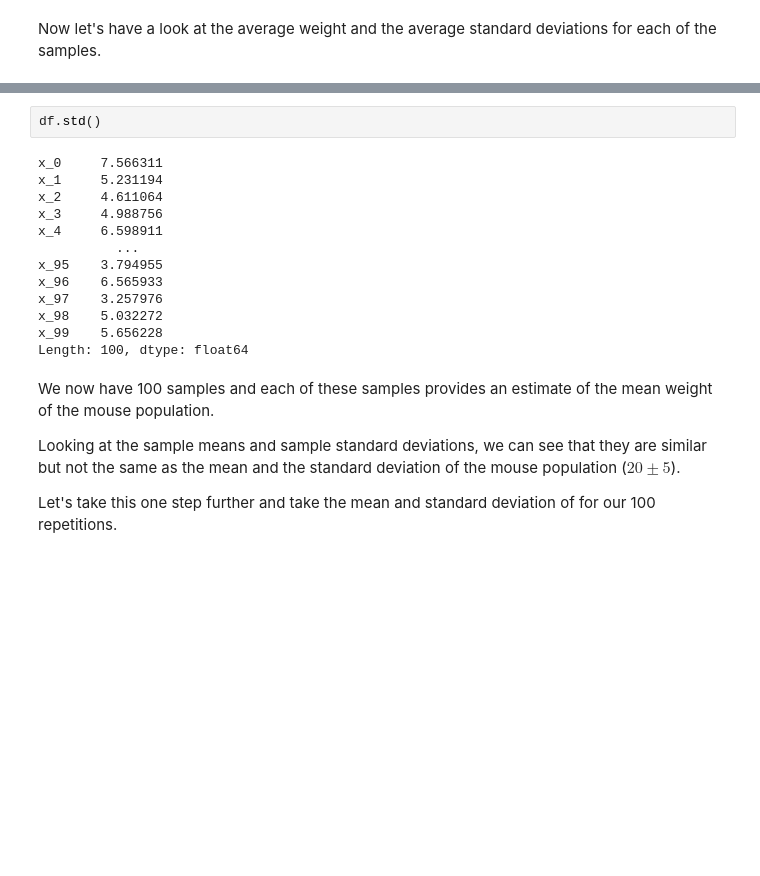
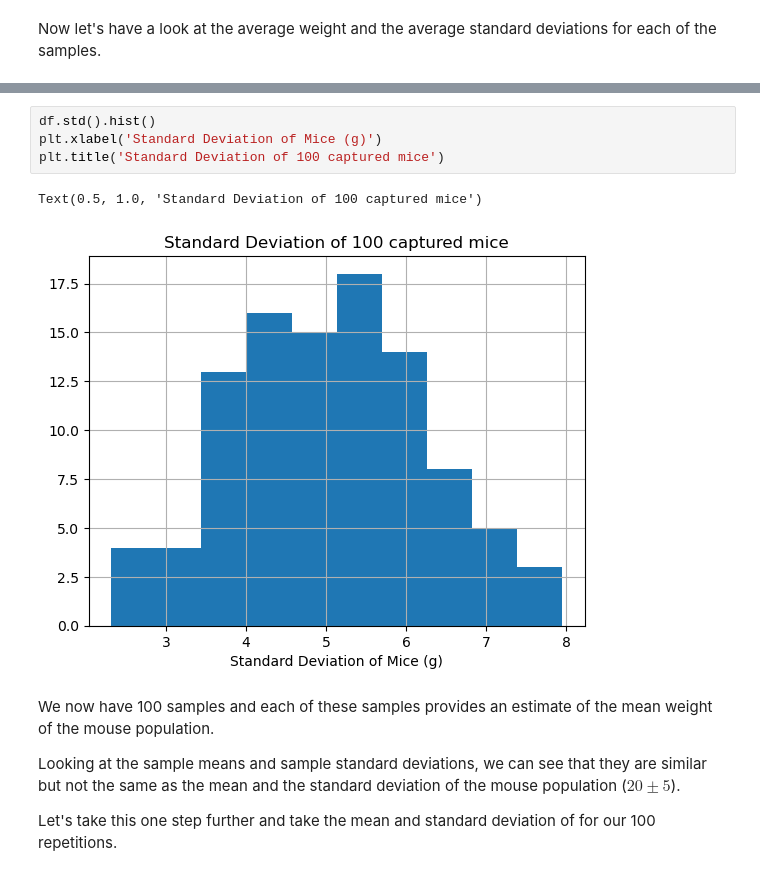
Before and after one commit to TobGerken/ISAT300, a Jupyter notebook: 5_StandardErrorDemonstration.ipynb, the cells around one changed output, grey strips where cells are left out. Saved outputs shown, nothing was run; the diff lists cells and outputs as text; blank space fills up the shorter version.

```diff
--- a/5_StandardErrorDemonstration.ipynb
+++ b/5_StandardErrorDemonstration.ipynb
@@ -122,18 +114,10 @@ Length: 100, dtype: float64
 # %%
-df.std()
+df.std().hist()
+plt.xlabel('Standard Deviation of Mice (g)')
+plt.title('Standard Deviation of 100 captured mice')
 # %% [output]
-x_0     7.566311
-x_1     5.231194
-x_2     4.611064
-x_3     4.988756
-x_4     6.598911
-          ...
-x_95    3.794955
-x_96    6.565933
-x_97    3.257976
-x_98    5.032272
-x_99    5.656228
-Length: 100, dtype: float64
+Text(0.5, 1.0, 'Standard Deviation of 100 captured mice')
+[figure, added]
 # %% [markdown]
 We now have 100 samples and each of these samples provides an estimate of the mean weight of the mouse population.
 
```
Also changed, not shown: parts of 8 cells of this notebook.
